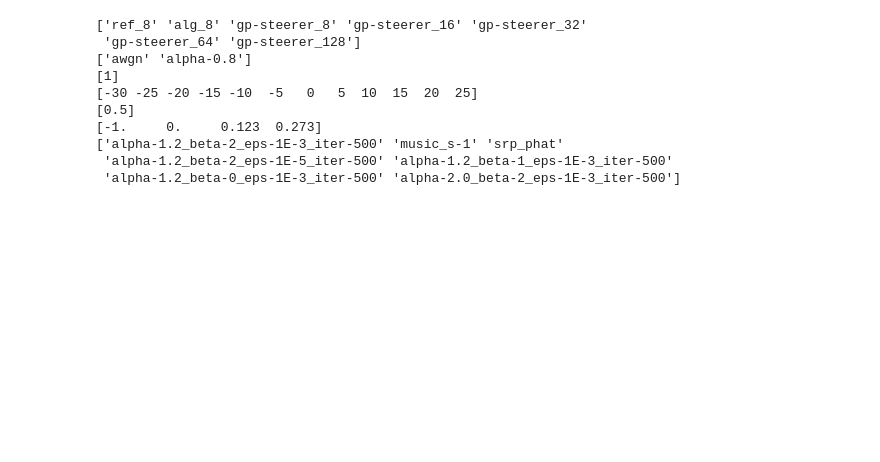
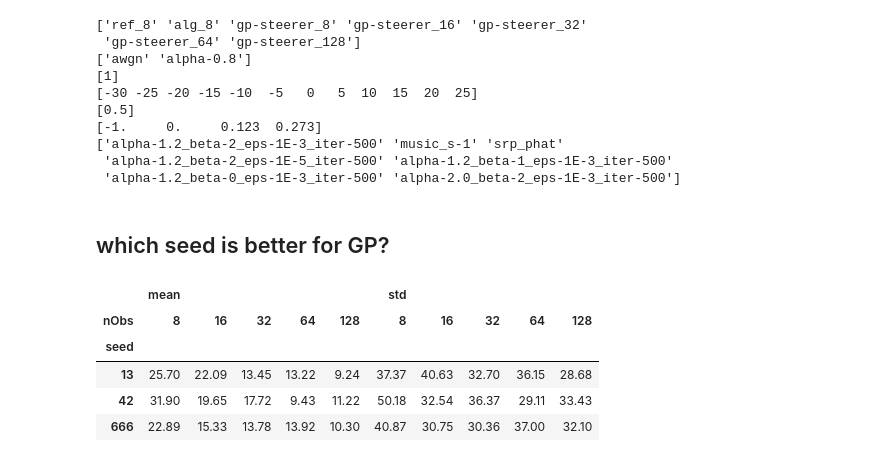
Before and after one commit to Chutlhu/shamans, a Jupyter notebook: analysize_results_exp1.ipynb, the cells around one changed output. Saved outputs shown, nothing was run; the diff lists cells and outputs as text; code cells hidden in the pictures; blank space fills up the shorter version.

```diff
--- a/analysize_results_exp1.ipynb
+++ b/analysize_results_exp1.ipynb
@@ -61,3 +65,21 @@ print(exp_df['loc_method'].unique())
 ['alpha-1.2_beta-2_eps-1E-3_iter-500' 'music_s-1' 'srp_phat'
  'alpha-1.2_beta-2_eps-1E-5_iter-500' 'alpha-1.2_beta-1_eps-1E-3_iter-500'
  'alpha-1.2_beta-0_eps-1E-3_iter-500' 'alpha-2.0_beta-2_eps-1E-3_iter-500']
+# %% [markdown]
+## which seed is better for GP?
+# %%
+exp_df[
+    exp_df['sv_model'].isin(['gp-steerer_8', 'gp-steerer_16', 'gp-steerer_32', 'gp-steerer_64', 'gp-steerer_128'])
+].pivot_table(
+    index=['seed'],
+    columns=['nObs'],
+    values='ang_error',
+    aggfunc=['mean', 'std']
+).style.format("{:.2f}").background_gradient(cmap='viridis', axis=0)
+# %% [output]
+|  | mean |  |  |  |  | std |  |  |  |  |
+| nObs | 8 | 16 | 32 | 64 | 128 | 8 | 16 | 32 | 64 | 128 |
+| seed |  |  |  |  |  |  |  |  |  |  |
+| 13 | 25.70 | 22.09 | 13.45 | 13.22 | 9.24 | 37.37 | 40.63 | 32.70 | 36.15 | 28.68 |
+| 42 | 31.90 | 19.65 | 17.72 | 9.43 | 11.22 | 50.18 | 32.54 | 36.37 | 29.11 | 33.43 |
+| 666 | 22.89 | 15.33 | 13.78 | 13.92 | 10.30 | 40.87 | 30.75 | 30.36 | 37.00 | 32.10 |
```
Also changed, not shown: parts of 4 cells of this notebook, 3 other files.
